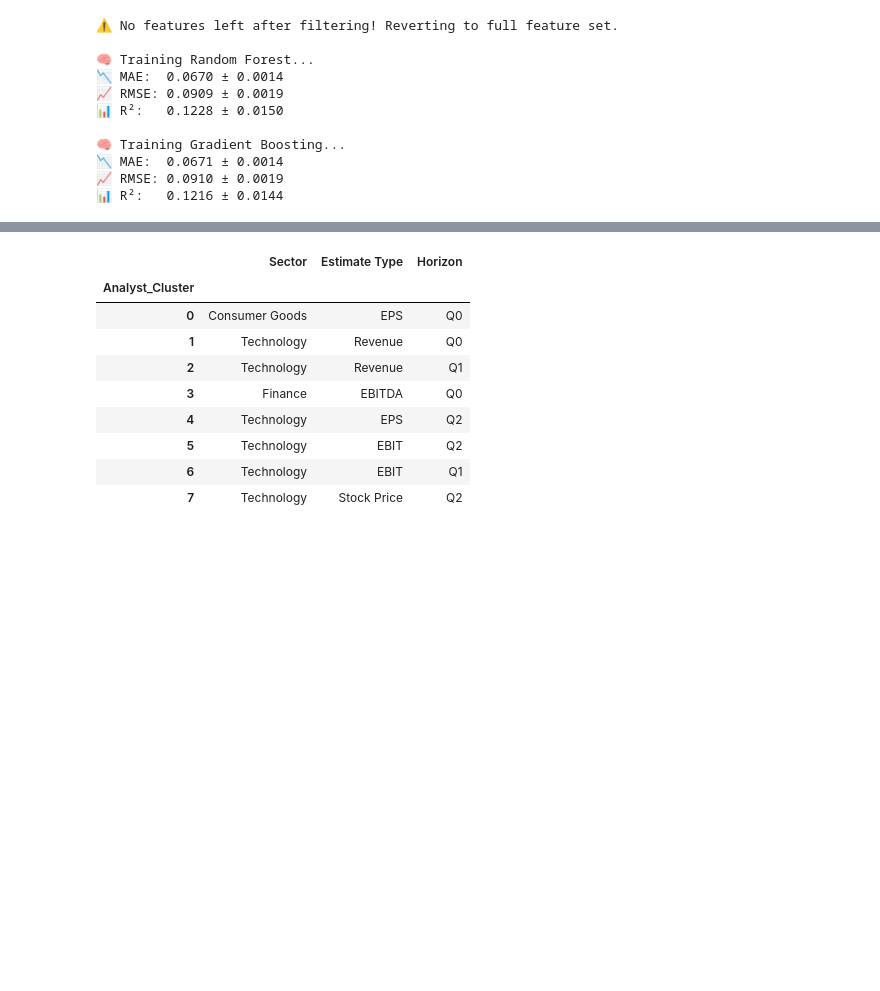
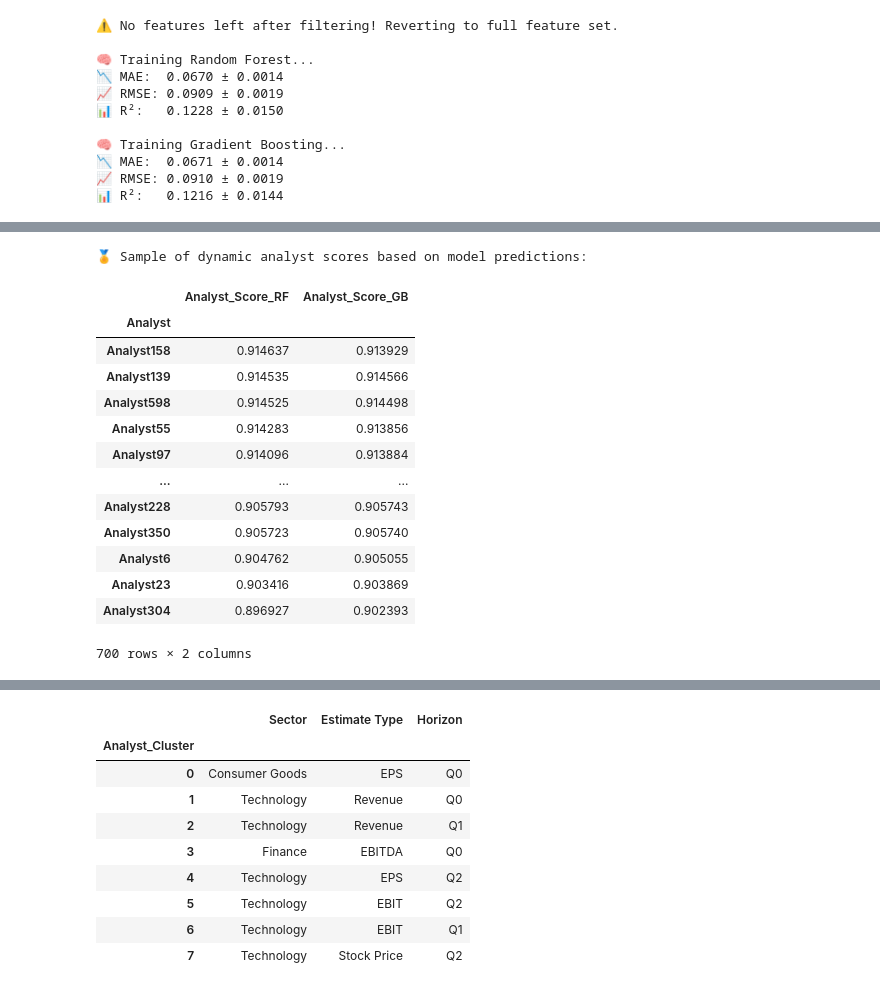
Before and after one commit to EAC-21/DWS-Capstone-Project, a Jupyter notebook: Model 2.ipynb, the cells around one changed output, grey strips where cells are left out. Saved outputs shown, nothing was run; the diff lists cells and outputs as text; code cells hidden in the pictures; blank space fills up the shorter version.

Commit message:
Final Model

```diff
--- a/Model 2.ipynb
+++ b/Model 2.ipynb
@@ -1216 +1220,52 @@ These models provide a **robust supervised baseline**, and the next step is to e
+# %%
+# ✅ Re-train final models on full data to use them for predictions
+rf_model = RandomForestRegressor(
+    n_estimators=50,
+    max_depth=10,
+    max_samples=500_000,
+    random_state=42,
+    n_jobs=-1
+)
+rf_model.fit(X_sp_reduced, y)
+
+gb_model = GradientBoostingRegressor(
+    n_estimators=50,
+    learning_rate=0.1,
+    max_depth=5,
+    random_state=42
+)
+gb_model.fit(X_sp_reduced, y)
+
+# 1️⃣ Predict PctErr on full dataset
+df_reg["Predicted_PctErr_RF"] = rf_model.predict(X_sp_reduced)
+df_reg["Predicted_PctErr_GB"] = gb_model.predict(X_sp_reduced)
+
+# 2️⃣ Aggregate: average predicted error per analyst
+df_reg["Predicted_Avg_RF"] = df_reg.groupby("Analyst")["Predicted_PctErr_RF"].transform("mean")
+df_reg["Predicted_Avg_GB"] = df_reg.groupby("Analyst")["Predicted_PctErr_GB"].transform("mean")
+
+# 3️⃣ Analyst score: inverse of predicted error (lower error = higher score)
+df_reg["Analyst_Score_RF"] = 1 / (1 + df_reg["Predicted_Avg_RF"])
+df_reg["Analyst_Score_GB"] = 1 / (1 + df_reg["Predicted_Avg_GB"])
+
+# 4️⃣ Final: analyst score table
+score_table = df_reg.groupby("Analyst")[["Analyst_Score_RF", "Analyst_Score_GB"]].mean().sort_values("Analyst_Score_RF", ascending=False)
+print("\n🏅 Sample of dynamic analyst scores based on model predictions:")
+score_table
+# %% [output]
+🏅 Sample of dynamic analyst scores based on model predictions:
+|  | Analyst_Score_RF | Analyst_Score_GB |
+| Analyst |  |  |
+| Analyst158 | 0.914637 | 0.913929 |
+| Analyst139 | 0.914535 | 0.914566 |
+| Analyst598 | 0.914525 | 0.914498 |
+| Analyst55 | 0.914283 | 0.913856 |
+| Analyst97 | 0.914096 | 0.913884 |
+| ... | ... | ... |
+| Analyst228 | 0.905793 | 0.905743 |
+| Analyst350 | 0.905723 | 0.905740 |
+| Analyst6 | 0.904762 | 0.905055 |
+| Analyst23 | 0.903416 | 0.903869 |
+| Analyst304 | 0.896927 | 0.902393 |
+700 rows × 2 columns
 # %% [markdown]
```
Also changed, not shown: parts of 39 cells of this notebook.
